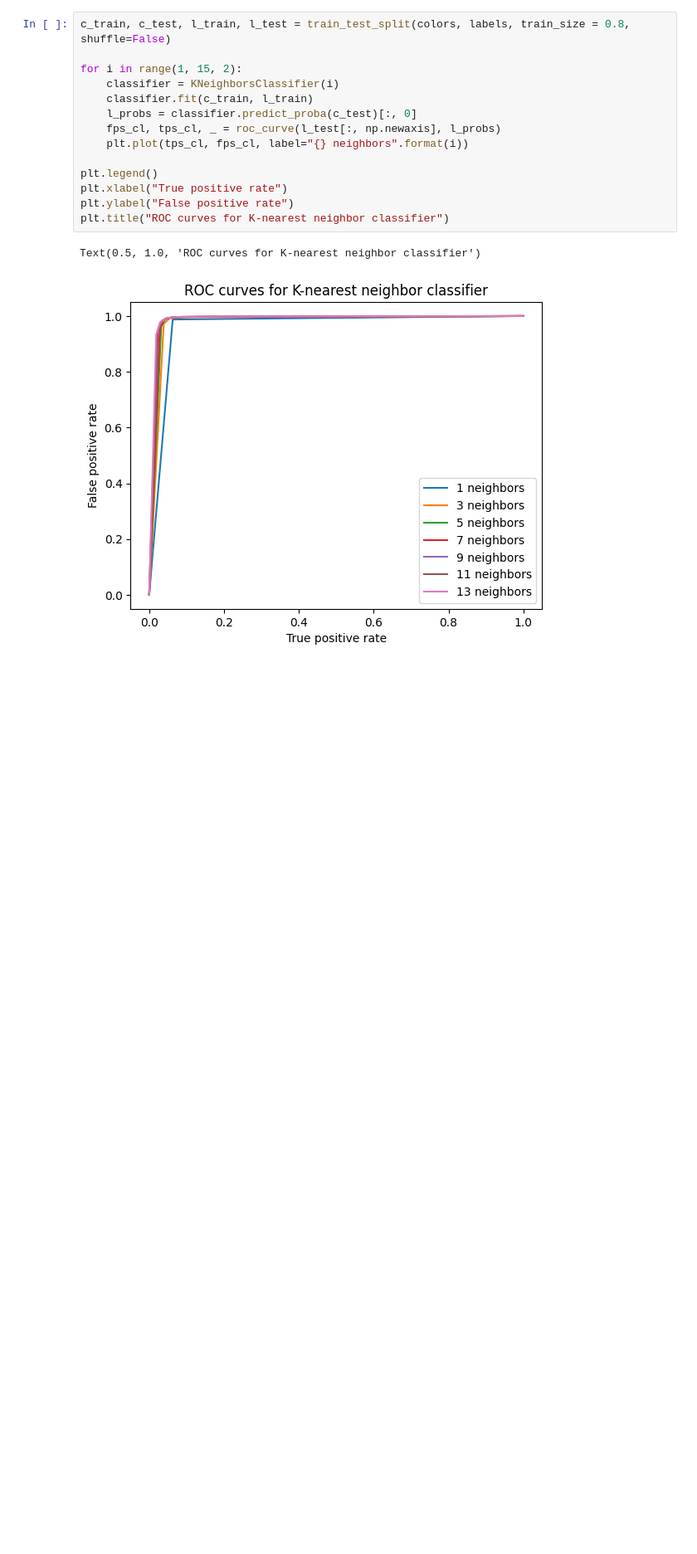
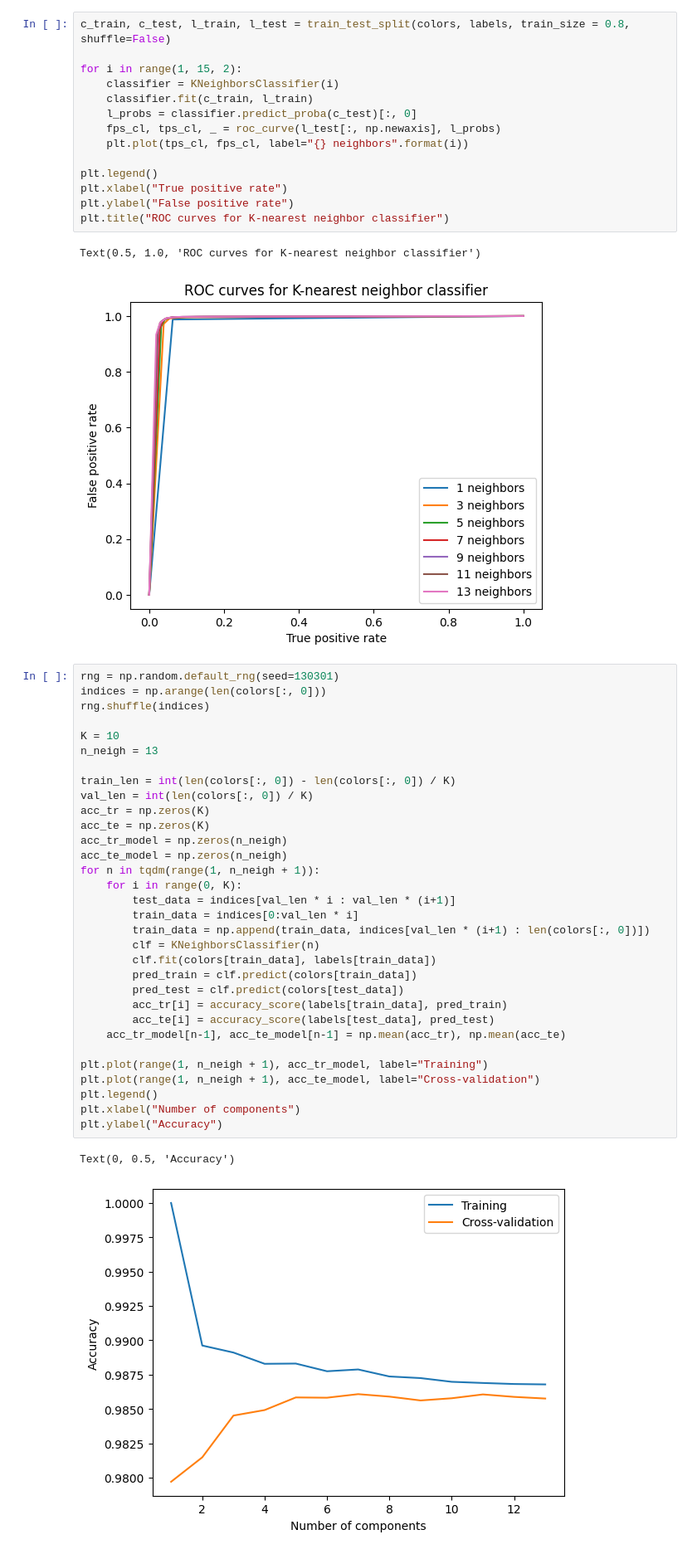
Before and after one commit to DiegoToniolo/astrostatistics_bicocca_2024, a Jupyter notebook: working/L19_GalaxiesAndQuasars.ipynb, the cells around one changed output. Shown: that part at 83% size. Cells and saved outputs as stored; diff of their text form; blank space fills up the shorter version.

```diff
--- a/working/L19_GalaxiesAndQuasars.ipynb
+++ b/working/L19_GalaxiesAndQuasars.ipynb
@@ -105,3 +151,38 @@ plt.title("ROC curves for K-nearest neighbor classifier")
 # %% [output]
 Text(0.5, 1.0, 'ROC curves for K-nearest neighbor classifier')
 [figure]
+# %%
+rng = np.random.default_rng(seed=130301)
+indices = np.arange(len(colors[:, 0]))
+rng.shuffle(indices)
+
+K = 10
+n_neigh = 13
+
+train_len = int(len(colors[:, 0]) - len(colors[:, 0]) / K)
+val_len = int(len(colors[:, 0]) / K)
+acc_tr = np.zeros(K)
+acc_te = np.zeros(K)
+acc_tr_model = np.zeros(n_neigh)
+acc_te_model = np.zeros(n_neigh)
+for n in tqdm(range(1, n_neigh + 1)):
+    for i in range(0, K):
+        test_data = indices[val_len * i : val_len * (i+1)]
+        train_data = indices[0:val_len * i]
+        train_data = np.append(train_data, indices[val_len * (i+1) : len(colors[:, 0])])
+        clf = KNeighborsClassifier(n)
+        clf.fit(colors[train_data], labels[train_data])
+        pred_train = clf.predict(colors[train_data])
+        pred_test = clf.predict(colors[test_data])
+        acc_tr[i] = accuracy_score(labels[train_data], pred_train)
+        acc_te[i] = accuracy_score(labels[test_data], pred_test)
+    acc_tr_model[n-1], acc_te_model[n-1] = np.mean(acc_tr), np.mean(acc_te)
+
+plt.plot(range(1, n_neigh + 1), acc_tr_model, label="Training")
+plt.plot(range(1, n_neigh + 1), acc_te_model, label="Cross-validation")
+plt.legend()
+plt.xlabel("Number of components")
+plt.ylabel("Accuracy")
+# %% [output]
+Text(0, 0.5, 'Accuracy')
+[figure, added]
```
Also changed, not shown: parts of 8 cells of this notebook.
